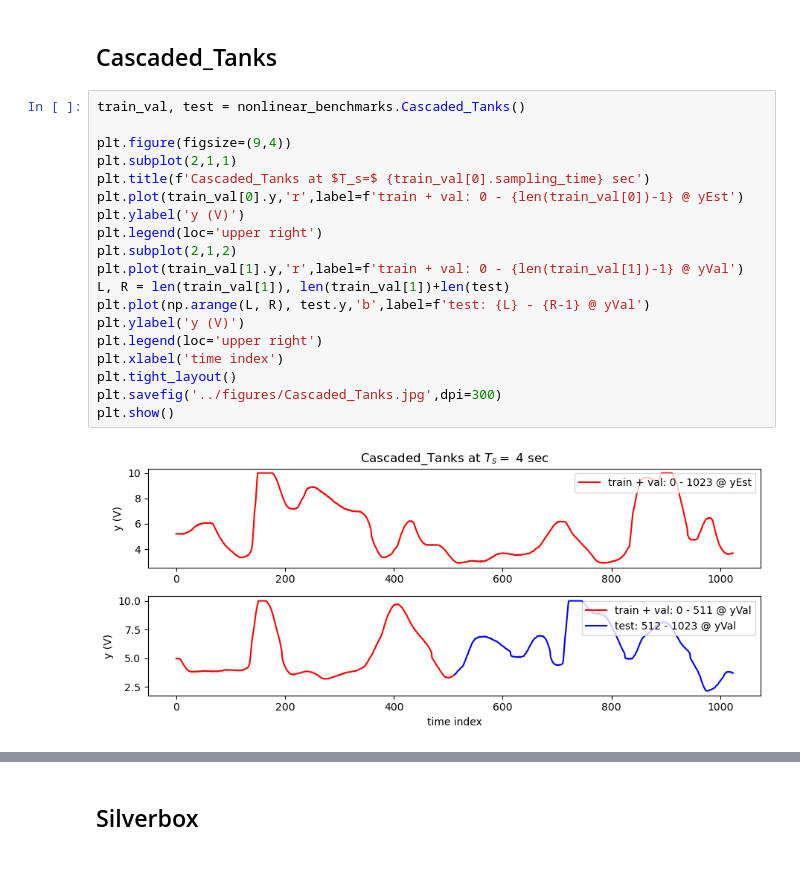
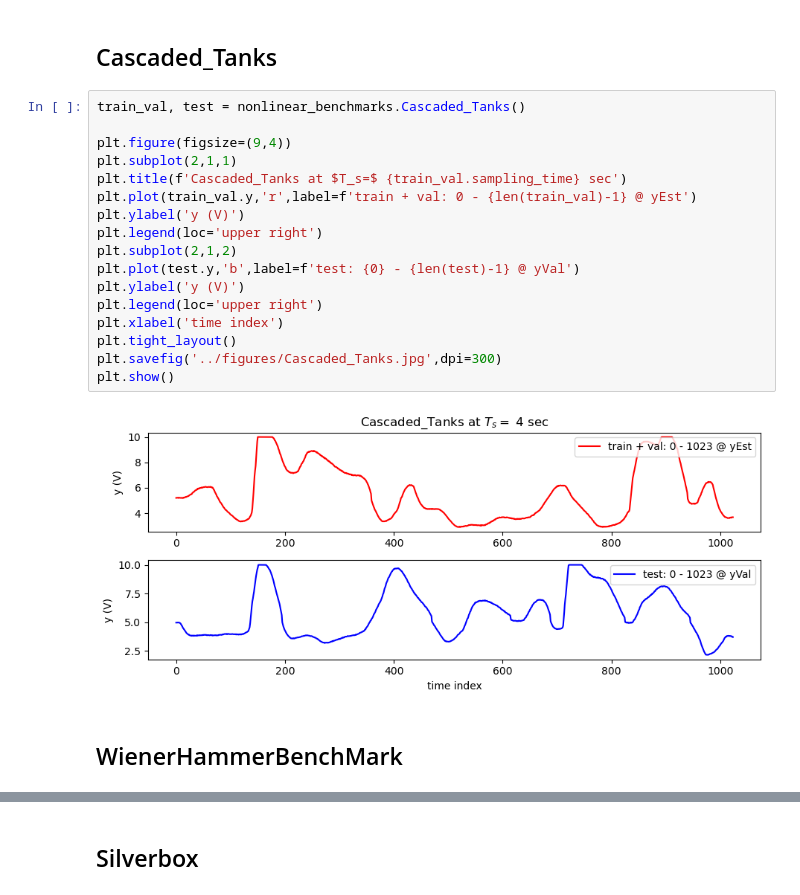
Before and after one commit to GerbenBeintema/nonlinear_benchmarks, a Jupyter notebook: examples/split visualization.ipynb, the cells around one changed output, grey strips where cells are left out. Cells and saved outputs as stored; diff of their text form; blank space fills up the shorter version.

Commit message:
Cascaded_Tanks val and test change and link fix

```diff
--- a/examples/split visualization.ipynb
+++ b/examples/split visualization.ipynb
@@ -53,24 +53,24 @@ plt.show()
 # %%
 train_val, test = nonlinear_benchmarks.Cascaded_Tanks()
 
 plt.figure(figsize=(9,4))
 plt.subplot(2,1,1)
-plt.title(f'Cascaded_Tanks at $T_s=$ {train_val[0].sampling_time} sec')
-plt.plot(train_val[0].y,'r',label=f'train + val: 0 - {len(train_val[0])-1} @ yEst')
+plt.title(f'Cascaded_Tanks at $T_s=$ {train_val.sampling_time} sec')
+plt.plot(train_val.y,'r',label=f'train + val: 0 - {len(train_val)-1} @ yEst')
 plt.ylabel('y (V)')
 plt.legend(loc='upper right')
 plt.subplot(2,1,2)
-plt.plot(train_val[1].y,'r',label=f'train + val: 0 - {len(train_val[1])-1} @ yVal')
-L, R = len(train_val[1]), len(train_val[1])+len(test)
-plt.plot(np.arange(L, R), test.y,'b',label=f'test: {L} - {R-1} @ yVal')
+plt.plot(test.y,'b',label=f'test: {0} - {len(test)-1} @ yVal')
 plt.ylabel('y (V)')
 plt.legend(loc='upper right')
 plt.xlabel('time index')
 plt.tight_layout()
 plt.savefig('../figures/Cascaded_Tanks.jpg',dpi=300)
 plt.show()
 # %% [output]
-[figure, old version]
+[figure, new version]
+# %% [markdown]
+## WienerHammerBenchMark
 # %%
 train_val, test = nonlinear_benchmarks.WienerHammerBenchMark()
 
```
Also changed, not shown: parts of 2 cells of this notebook, 10 other files.
